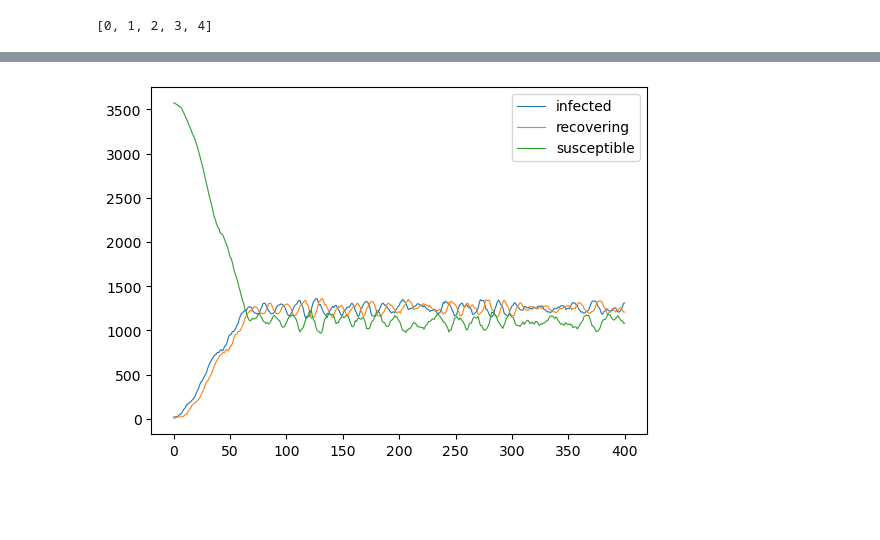
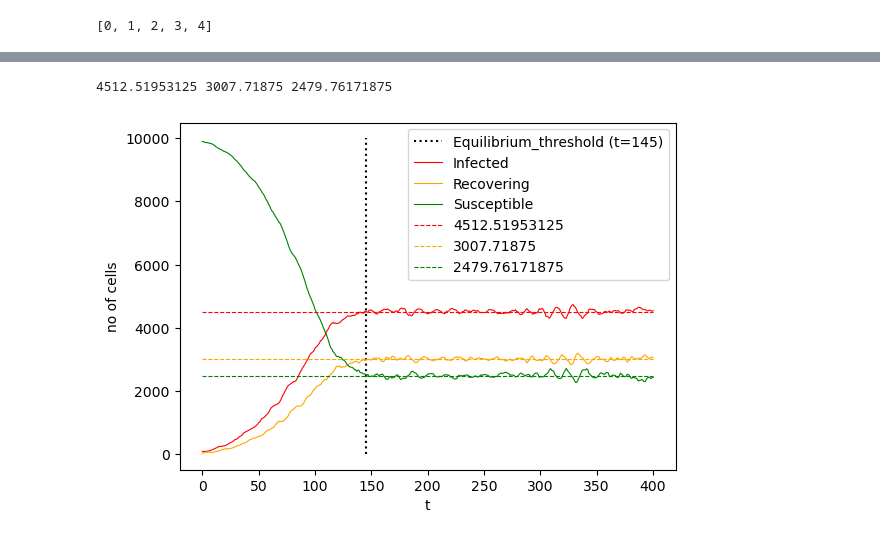
Before and after one commit to sdpmrya/IDC621-Term-paper-1, a Jupyter notebook: Plotting and analysis.ipynb, the cells around one changed output, grey strips where cells are left out. Cells and saved outputs as stored; diff of their text form; code cells hidden in the pictures; blank space fills up the shorter version.

```diff
--- a/Plotting and analysis.ipynb
+++ b/Plotting and analysis.ipynb
@@ -52,5 +50,6 @@ print(one_frame(dt[0]).shape)
 # %%
-tau_l = 5
+N = int(mth.sqrt(len(dt[0])-1))
+tau_l = 6
 tau_max = 10
 
 total_time = len(dt)
@@ -60,24 +59,58 @@ recovering = np.zeros(total_time)
 susceptible = np.zeros(total_time)
 
 for i in range(0,total_time):
-    for j in range(0, 60*60):
+    for j in range(0, N*N):
         if dt[i][j] ==0 :
             susceptible[i] += 1
         if (dt[i][j]>=1 and dt[i][j]<=tau_l) :
             infected[i] += 1
         if (dt[i][j]>tau_l and dt[i][j]<=tau_max) :
             recovering[i] += 1
+# %%
+# Calculating average values of infected, reccovering and susceptible
+# cells after the system reached equilibrium.
+
+avg_inf = 0
+avg_rec = 0
+avg_sus = 0
+
+# dummy variables
+a, b, c = 0, 0, 0
+
+time_equi = 145
+
+for i in range(time_equi, total_time):
+    a += infected[i]
+    b += recovering[i]
+    c += susceptible[i]
+
+del_t = total_time - time_equi
+avg_inf, avg_rec, avg_sus = a/del_t, b/del_t, c/del_t
+
+print(avg_inf, avg_rec, avg_sus)
+# %% [output]
+4512.51953125 3007.71875 2479.76171875
 # %%
 line_width = 0.8
 ax = plt.axes(box_aspect = 0.7)
 
-ax.plot(infected, label="infected", lw = line_width)
-ax.plot(recovering, label="recovering", lw = line_width)
-ax.plot(susceptible, label="susceptible", lw = line_width)
+ax.plot([time_equi, time_equi],[0, N*N], linestyle="dotted", c = "black", label=f"Equilibrium_threshold (t={time_equi})")
+
+ax.plot(infected, label="Infected", lw = line_width, c = "red")
+ax.plot(recovering, label="Recovering", lw = line_width, c = "orange")
+ax.plot(susceptible, label="Susceptible", lw = line_width , c = "green")
+
+ax.plot([0, total_time-1],[avg_inf, avg_inf], "--", label=f'{avg_inf}', lw = line_width, c = "red")
+ax.plot([0, total_time-1],[avg_rec, avg_rec], "--", label=f'{avg_rec}', lw = line_width, c = "orange")
+ax.plot([0, total_time-1],[avg_sus, avg_sus], "--", label=f'{avg_sus}', lw = line_width, c = "green")
+
+ax.set_xlabel("t")
+ax.set_ylabel("no of cells")
+
 ax.legend()
 plt.show()
 # %% [output]
-[figure, old version]
+[figure, new version]
 # %%
 # Srujith's plotting animation method
 
```
Also changed, not shown: parts of 4 cells of this notebook, 9 other files.
